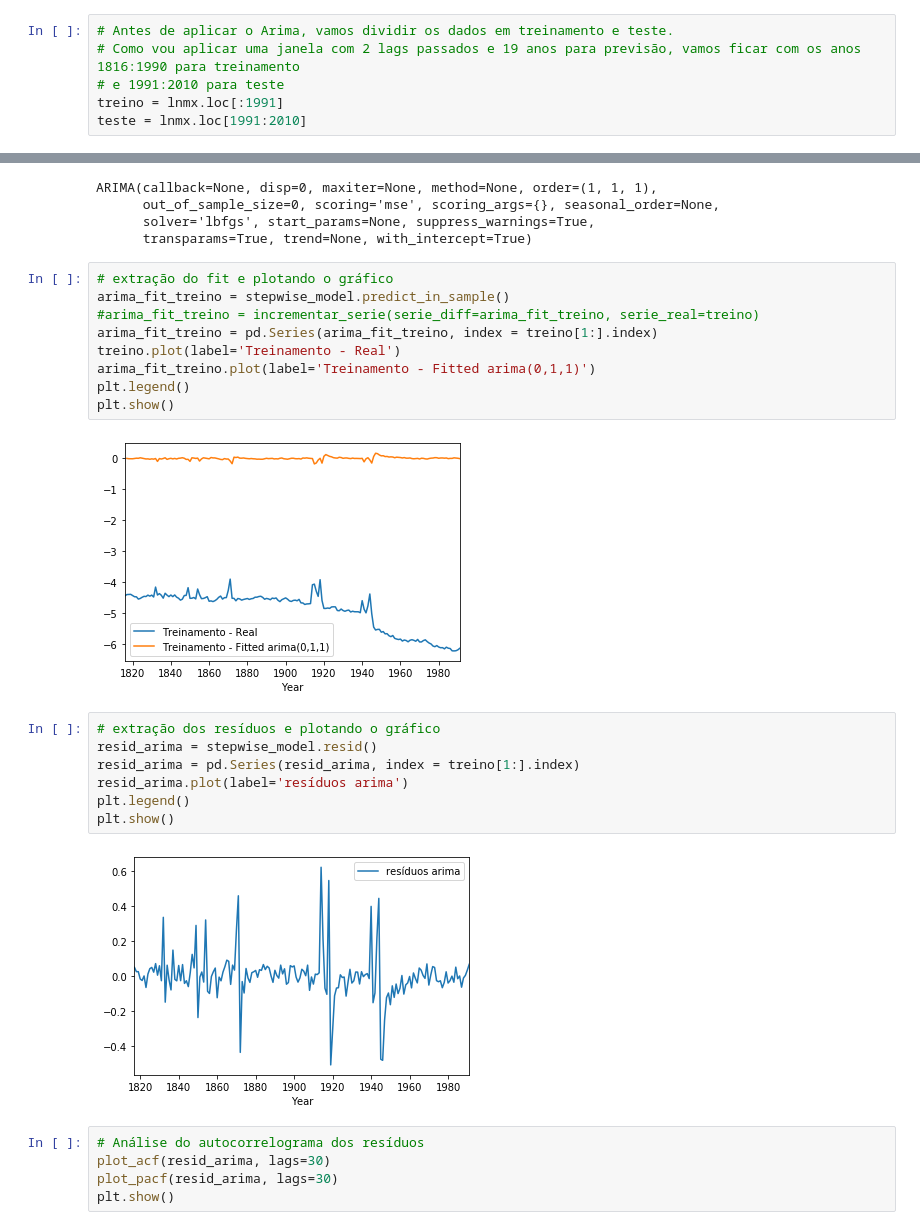
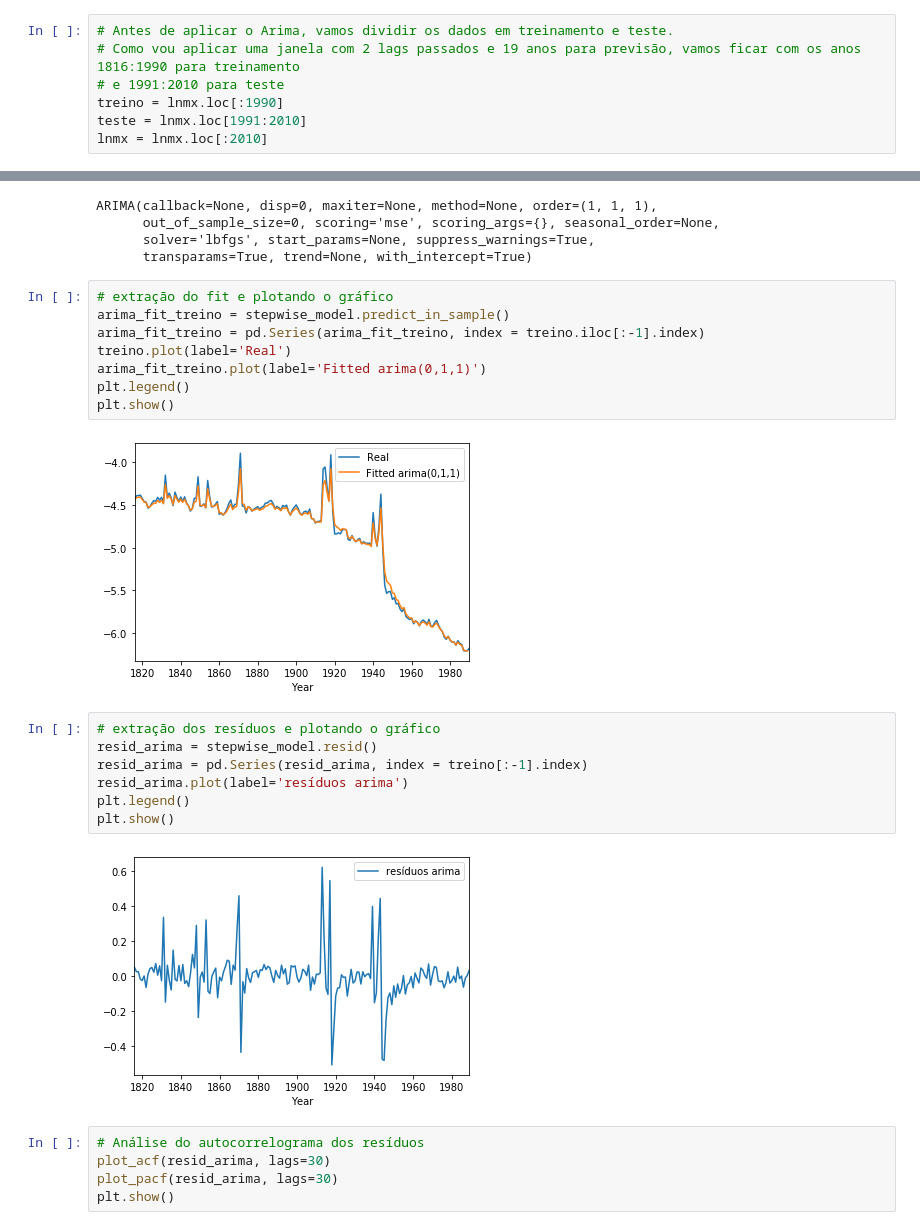
Before and after one commit to ggcarvalho/hybridSystems, a Jupyter notebook: sistemas_hibridos.ipynb, the cells around one changed output, grey strips where cells are left out. Drawn from its saved outputs; the diff is of its cells as text.

```diff
--- a/sistemas_hibridos.ipynb
+++ b/sistemas_hibridos.ipynb
@@ -207,8 +126,9 @@ Sendo assim, optou-se por utilizar a série a partir dessa data até 2017.
 # Antes de aplicar o Arima, vamos dividir os dados em treinamento e teste.
 # Como vou aplicar uma janela com 2 lags passados e 19 anos para previsão, vamos ficar com os anos 1816:1990 para treinamento
 # e 1991:2010 para teste
-treino = lnmx.loc[:1991]
+treino = lnmx.loc[:1990]
 teste = lnmx.loc[1991:2010]
+lnmx = lnmx.loc[:2010]
 # %% [markdown]
 * Treinamento: 1816-1990
 * Teste: 1991-2010
@@ -313,23 +233,22 @@ ARIMA(callback=None, disp=0, maxiter=None, method=None, order=(1, 1, 1),
 # %%
 # extração do fit e plotando o gráfico
 arima_fit_treino = stepwise_model.predict_in_sample()
-#arima_fit_treino = incrementar_serie(serie_diff=arima_fit_treino, serie_real=treino)
-arima_fit_treino = pd.Series(arima_fit_treino, index = treino[1:].index)
-treino.plot(label='Treinamento - Real')
-arima_fit_treino.plot(label='Treinamento - Fitted arima(0,1,1)')
+arima_fit_treino = pd.Series(arima_fit_treino, index = treino.iloc[:-1].index)
+treino.plot(label='Real')
+arima_fit_treino.plot(label='Fitted arima(0,1,1)')
 plt.legend()
 plt.show()
 # %% [output]
-[figure, old version]
+[figure, new version]
 # %%
 # extração dos resíduos e plotando o gráfico
 resid_arima = stepwise_model.resid()
-resid_arima = pd.Series(resid_arima, index = treino[1:].index)
+resid_arima = pd.Series(resid_arima, index = treino[:-1].index)
 resid_arima.plot(label='resíduos arima')
 plt.legend()
 plt.show()
 # %% [output]
-[figure, old version]
+[figure, new version]
 # %%
 # Análise do autocorrelograma dos resíduos
 plot_acf(resid_arima, lags=30)
```
Also changed, not shown: parts of 35 cells of this notebook.
